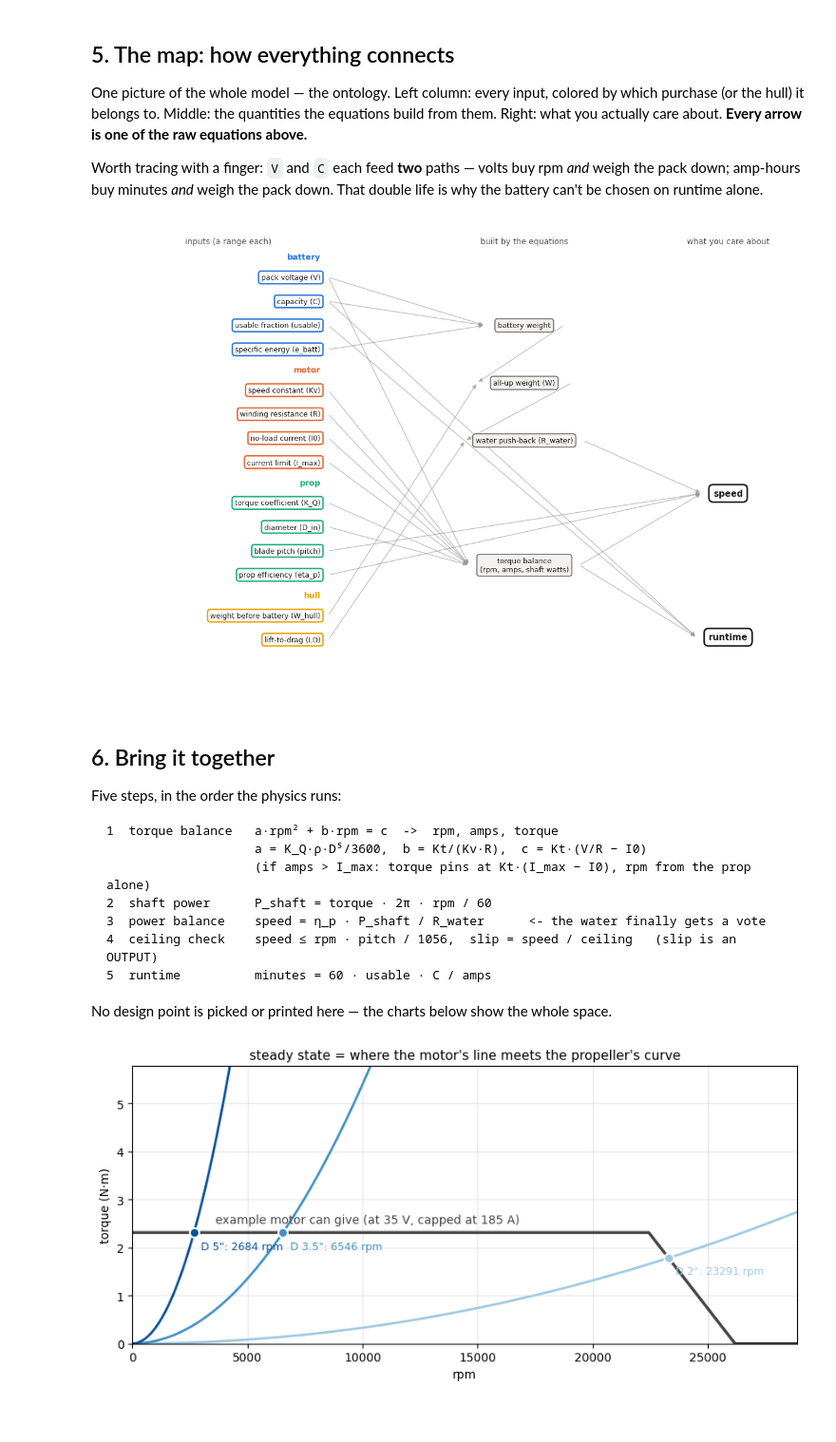
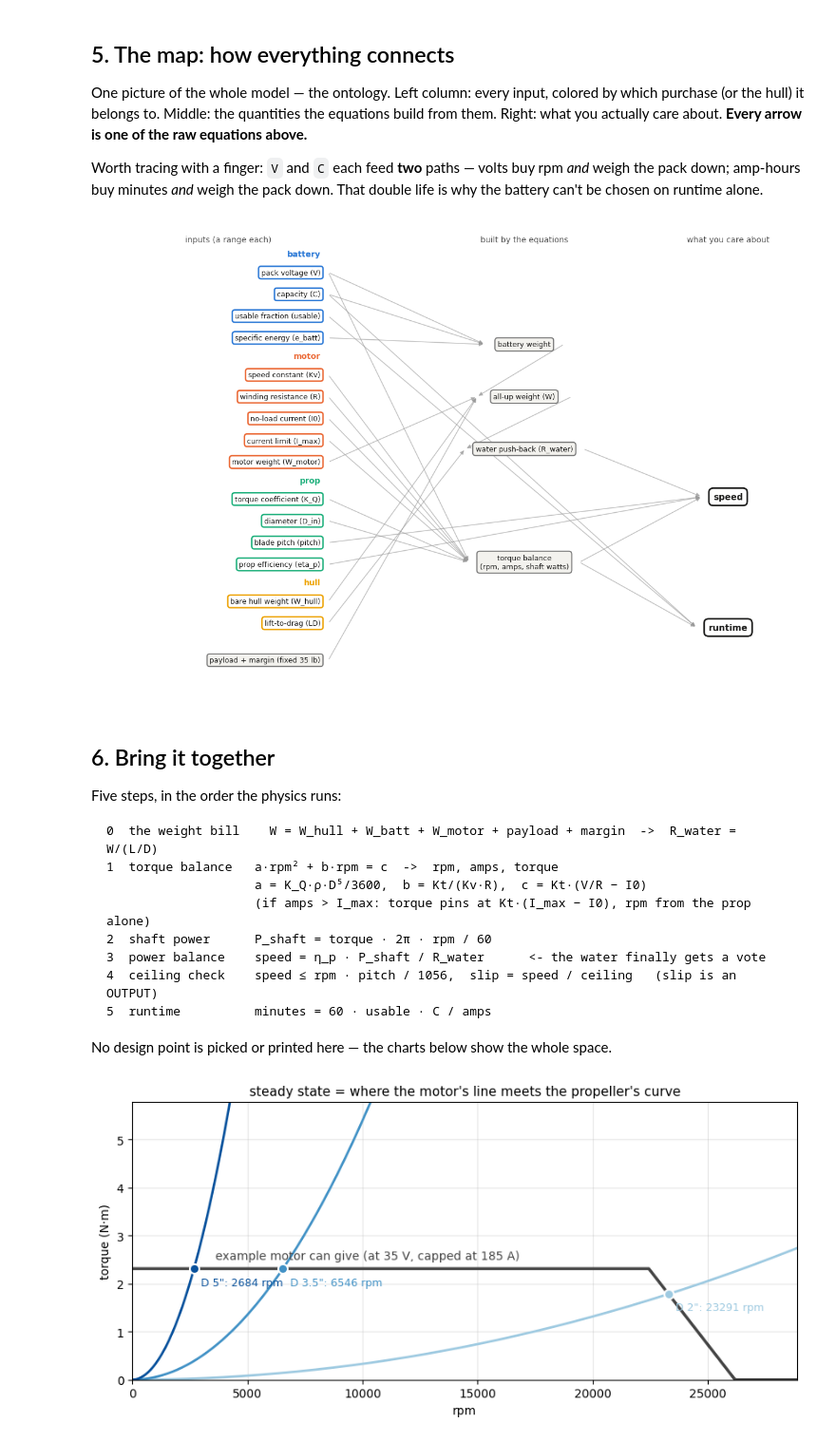
Before and after one commit to MarMar888/hav, a Jupyter notebook: optimization/willmarley.ipynb, the cells around one changed output. Shown at 95% size. Cells and saved outputs as stored; diff of their text form; code cells hidden in the pictures; blank space fills up the shorter version.

````diff
--- a/optimization/willmarley.ipynb
+++ b/optimization/willmarley.ipynb
@@ -54,8 +57,9 @@ MOTOR_BOUNDS = {
     "R":     (0.005, 0.050),
     "I0":    (1.0, 6.0),
     "I_max": (50.0, 320.0),
+    "W_motor": (0.4, 5.0),
 }
-MOTOR_UNITS = {"Kv": "rpm/V", "R": "ohm", "I0": "A", "I_max": "A"}
+MOTOR_UNITS = {"Kv": "rpm/V", "R": "ohm", "I0": "A", "I_max": "A", "W_motor": "lb"}
 show_bounds(MOTOR_BOUNDS, MOTOR_UNITS)
 
 I0_mid = sum(MOTOR_BOUNDS["I0"]) / 2
@@ -225,17 +234,24 @@ hard, skin friction (growing with speed²) pulls it toward **~2.5**. That whole
 input range below, so the model carries the uncertainty instead of hiding it.
 # %%
 HULL_BOUNDS = {
-    "W_hull": (40.0, 100.0),
+    "W_hull": (30.0, 90.0),
     "LD":     (2.5, 6.5),
 }
 HULL_UNITS = {"W_hull": "lb", "LD": "-"}
 show_bounds(HULL_BOUNDS, HULL_UNITS)
 
+W_FIXED = {"payload": 30.0, "safety margin": 5.0}  # lb, carried no matter what
+W_FIXED_LB = sum(W_FIXED.values())
+for name, v in W_FIXED.items():
+    print(f"fixed: {name:<14}{v:>7g}  lb")
+
 e_mid = sum(BATT_BOUNDS["e_batt"]) / 2
 C_mid = sum(BATT_BOUNDS["C"]) / 2
 W_batt_mid = C_mid * V_mid / e_mid
-W_span = np.linspace(HULL_BOUNDS["W_hull"][0] + W_batt_mid,
-                     HULL_BOUNDS["W_hull"][1] + W_batt_mid, 100)
+Wm_mid = sum(MOTOR_BOUNDS["W_motor"]) / 2
+W_extra = W_batt_mid + Wm_mid + W_FIXED_LB
+W_span = np.linspace(HULL_BOUNDS["W_hull"][0] + W_extra,
+                     HULL_BOUNDS["W_hull"][1] + W_extra, 100)
 W_mid = W_span.mean()
 
 fig, (ax1, ax2) = plt.subplots(1, 2, figsize=(11, 3.8))
@@ -280,7 +298,7 @@ LABELS = {  # long name for every short input symbol
     "V": "pack voltage", "C": "capacity", "usable": "usable fraction", "e_batt": "specific energy",
     "Kv": "speed constant", "R": "winding resistance", "I0": "no-load current", "I_max": "current limit",
     "K_Q": "torque coefficient", "D_in": "diameter", "pitch": "blade pitch", "eta_p": "prop efficiency",
-    "W_hull": "weight before battery", "LD": "lift-to-drag",
+    "W_hull": "bare hull weight", "LD": "lift-to-drag", "W_motor": "motor weight",
 }
 INPUT_GROUPS = [
     ("battery", list(BATT_BOUNDS)),
@@ -299,6 +317,7 @@ OUT_NODES = {"speed": 8.0, "runtime": 2.0}
 EDGES = [
     ("C", "battery weight"), ("V", "battery weight"), ("e_batt", "battery weight"),
     ("W_hull", "all-up weight (W)"), ("battery weight", "all-up weight (W)"),
+    ("W_motor", "all-up weight (W)"),
     ("all-up weight (W)", "water push-back (R_water)"), ("LD", "water push-back (R_water)"),
     ("Kv", TB), ("R", TB), ("I0", TB), ("I_max", TB), ("V", TB), ("K_Q", TB), ("D_in", TB),
     (TB, "speed"), ("eta_p", "speed"), ("water push-back (R_water)", "speed"), ("pitch", "speed"),
@@ -310,50 +329,57 @@ HW = {  # half-widths of middle/output boxes, so arrows stop at the edge
 }
 
 pos = {}
-y = 17.0
+y = 18.3
 for gname, keys in INPUT_GROUPS:
     for k in keys:
         pos[k] = (0.0, y); y -= 1.0
     y -= 0.7  # gap between groups
+FIXED_NODE = f"payload + margin (fixed {W_FIXED_LB:g} lb)"
+pos[FIXED_NODE] = (0.0, y)
+EDGES.append((FIXED_NODE, "all-up weight (W)"))
 for name, ny in MID_NODES.items():
     pos[name] = (1.55, ny)
 for name, ny in OUT_NODES.items():
     pos[name] = (3.1, ny)
 
 fig, ax = plt.subplots(figsize=(12.5, 8.5))
 for a, b in EDGES:
     (xa, ya), (xb, yb) = pos[a], pos[b]
     x_start = xa + HW.get(a, 0.06)
     ax.annotate("", xy=(xb - HW[b], yb), xytext=(x_start, ya),
                 arrowprops=dict(arrowstyle="-|>", color="#999999", alpha=0.6, lw=1.1))
 for gname, keys in INPUT_GROUPS:
     color = GROUPS[gname]
     ys = [pos[k][1] for k in keys]
     ax.text(0.0, max(ys) + 0.75, gname, color=color, fontsize=10, fontweight="bold", ha="right")
     for k in keys:
         ax.text(pos[k][0], pos[k][1], f"{LABELS[k]} ({k})", ha="right", va="center",
                 fontsize=9, color="#1a1a19",
                 bbox=dict(boxstyle="round,pad=0.35", fc="white", ec=color, lw=1.8))
+ax.text(pos[FIXED_NODE][0], pos[FIXED_NODE][1], FIXED_NODE, ha="right", va="center",
+        fontsize=9, color="#1a1a19",
+        bbox=dict(boxstyle="round,pad=0.35", fc="#f3f2ee", ec="#777777", lw=1.4))
 for name in MID_NODES:
     ax.text(*pos[name], name, ha="center", va="center", fontsize=9, color="#1a1a19",
             bbox=dict(boxstyle="round,pad=0.4", fc="#f3f2ee", ec="#777777", lw=1.4))
 for name in OUT_NODES:
     ax.text(*pos[name], name, ha="center", va="center", fontsize=11, color="#1a1a19",
             fontweight="bold",
             bbox=dict(boxstyle="round,pad=0.5", fc="white", ec="#1a1a19", lw=2))
-ax.text(-0.7, 18.4, "inputs (a range each)", ha="center", fontsize=10, color="#555555")
-ax.text(1.55, 18.4, "built by the equations", ha="center", fontsize=10, color="#555555")
-ax.text(3.1, 18.4, "what you care about", ha="center", fontsize=10, color="#555555")
-ax.set_xlim(-1.7, 3.65); ax.set_ylim(-0.5, 19.2); ax.axis("off")
+ax.text(-0.7, 19.7, "inputs (a range each)", ha="center", fontsize=10, color="#555555")
+ax.text(1.55, 19.7, "built by the equations", ha="center", fontsize=10, color="#555555")
+ax.text(3.1, 19.7, "what you care about", ha="center", fontsize=10, color="#555555")
+ax.set_xlim(-1.7, 3.65); ax.set_ylim(-1.2, 20.5); ax.axis("off")
 plt.tight_layout(); plt.show()
 # %% [output]
-[figure, old version]
+[figure, new version]
 # %% [markdown]
 ## 6. Bring it together
 
 Five steps, in the order the physics runs:
 
 ```text
+0  the weight bill    W = W_hull + W_batt + W_motor + payload + margin  ->  R_water = W/(L/D)
 1  torque balance   a·rpm² + b·rpm = c  ->  rpm, amps, torque
                     a = K_Q·ρ·D⁵/3600,  b = Kt/(Kv·R),  c = Kt·(V/R − I0)
                     (if amps > I_max: torque pins at Kt·(I_max − I0), rpm from the prop alone)
````
Also changed, not shown: parts of 16 cells of this notebook, 3 other files.
